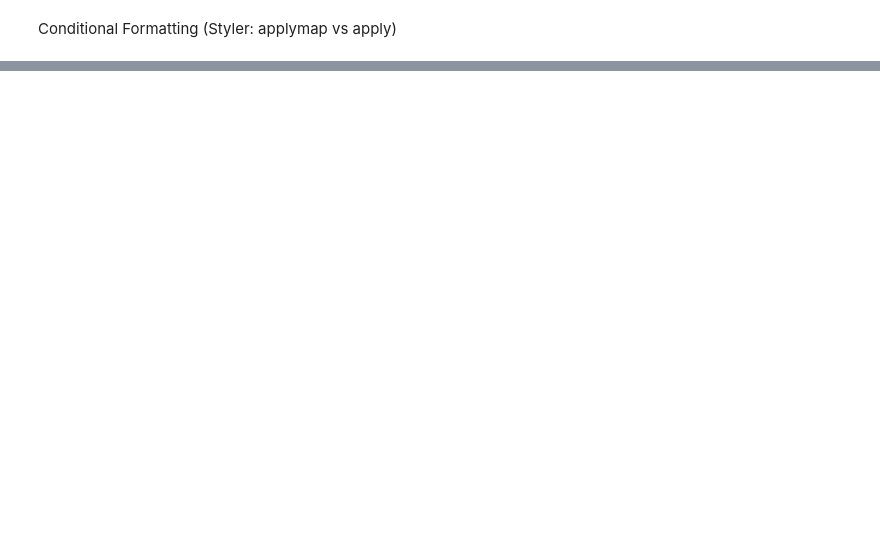
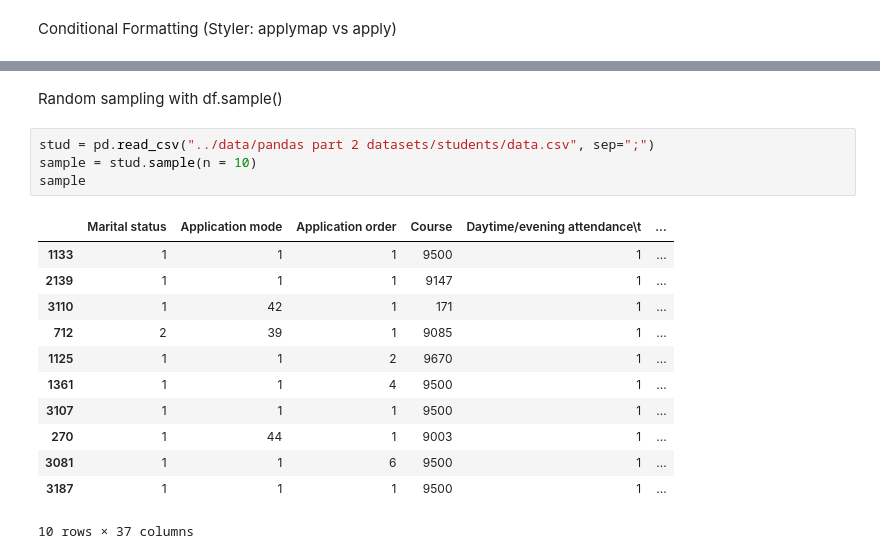
Before and after one commit to RaphaelDantas1000/python_data_analysis, a Jupyter notebook: course_python2/notes/pandas_part2_notes.ipynb, the cells around one changed output, grey strips where cells are left out. Cells and saved outputs as stored; diff of their text form; blank space fills up the shorter version.

Commit message:
Finished pandas part 2 notes

```diff
--- a/course_python2/notes/pandas_part2_notes.ipynb
+++ b/course_python2/notes/pandas_part2_notes.ipynb
@@ -41,0 +390,19 @@ Conditional Formatting (Styler: applymap vs apply)
+# %% [markdown]
+Random sampling with df.sample()
+# %%
+stud = pd.read_csv("../data/pandas part 2 datasets/students/data.csv", sep=";")
+sample = stud.sample(n = 10)
+sample
+# %% [output]
+|  | Marital status | Application mode | Application order | Course | Daytime/evening attendance\t | ... |
+| 1133 | 1 | 1 | 1 | 9500 | 1 | ... |
+| 2139 | 1 | 1 | 1 | 9147 | 1 | ... |
+| 3110 | 1 | 42 | 1 | 171 | 1 | ... |
+| 712 | 2 | 39 | 1 | 9085 | 1 | ... |
+| 1125 | 1 | 1 | 2 | 9670 | 1 | ... |
+| 1361 | 1 | 1 | 4 | 9500 | 1 | ... |
+| 3107 | 1 | 1 | 1 | 9500 | 1 | ... |
+| 270 | 1 | 44 | 1 | 9003 | 1 | ... |
+| 3081 | 1 | 1 | 6 | 9500 | 1 | ... |
+| 3187 | 1 | 1 | 1 | 9500 | 1 | ... |
+10 rows × 37 columns
```
Also changed, not shown: parts of 85 cells of this notebook, 2 other files.
